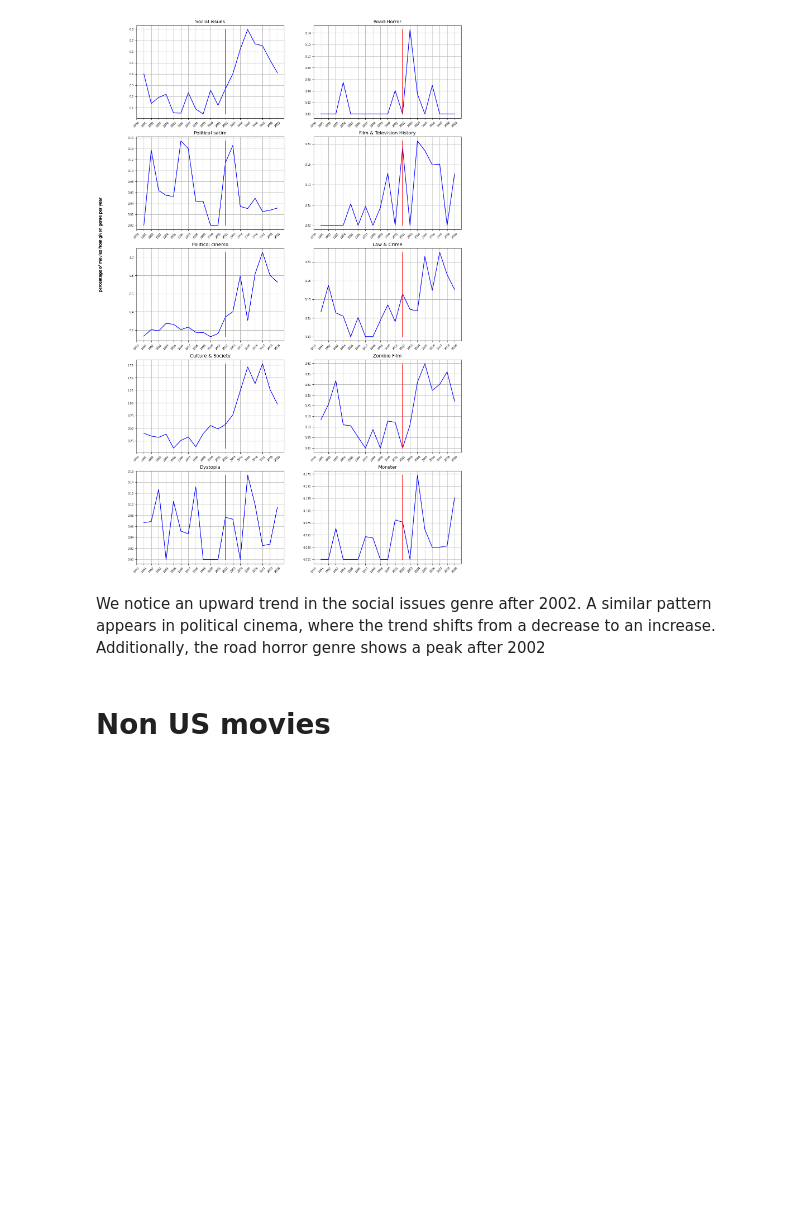
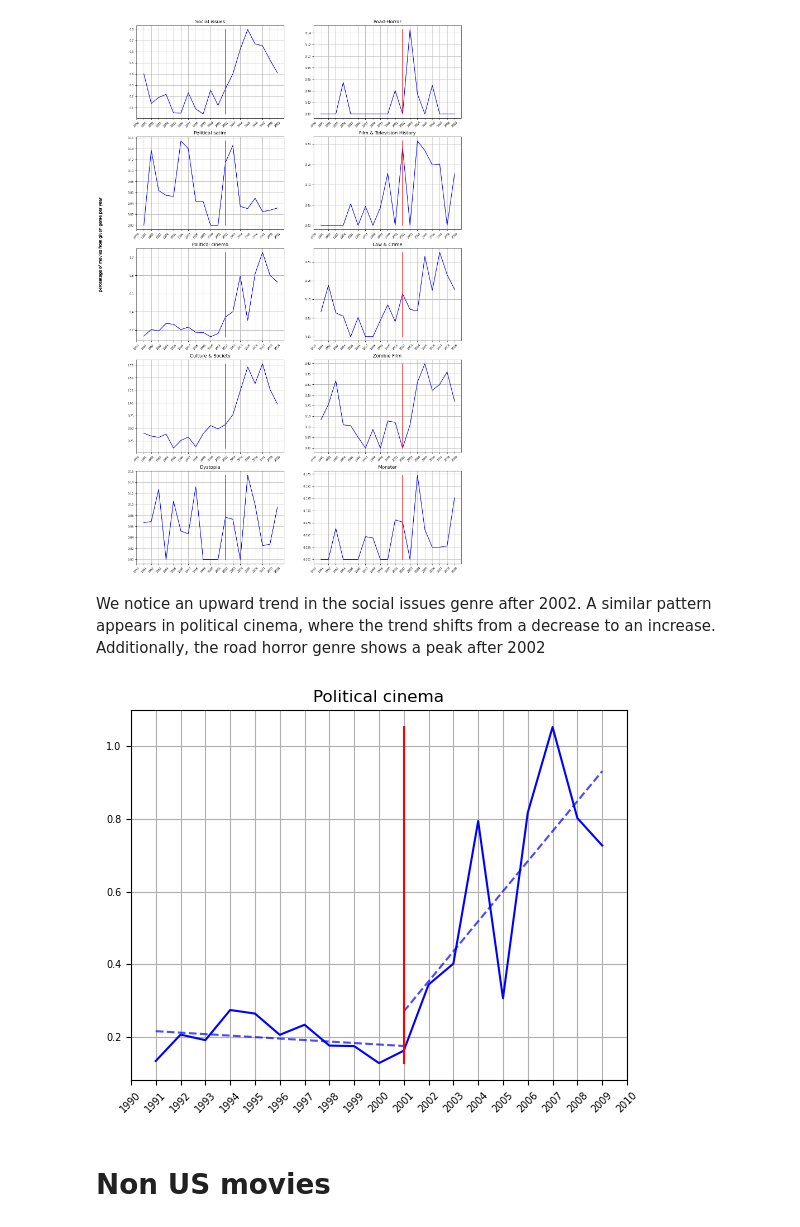
Before and after one commit to epfl-ada/ada-2024-project-adanonymous, a Jupyter notebook: src/utils/analysis_movies.ipynb, the cells around one changed output. Cells and saved outputs as stored; diff of their text form; code cells hidden in the pictures; blank space fills up the shorter version.

Commit message:
analysis movies

```diff
--- a/src/utils/analysis_movies.ipynb
+++ b/src/utils/analysis_movies.ipynb
@@ -268,6 +269,46 @@ plot_percentage_movies_genre_all(us_movies,genres,1990, 2010, 2002,5,2)
 We notice an upward trend in the social issues genre after 2002. A similar pattern appears in political cinema, where the trend shifts from a decrease to an increase. Additionally, the road horror genre shows a peak after 2002
 # %%
 # linear regression for political cinema
+year_initial = 1990
+year_end = 2010
+focus_year = 2001
+genre = "Political cinema"
+
+movies_year = us_movies.groupby(us_movies.Movie_release_date.dt.year).apply(lambda x: count_genre(x, genre)).reset_index()
+movies_year.columns = ["year", "count"]
+
+# get the total number of genre for a given year, a movies with 5 genres will add 5 to the total count
+#if we want to divise by the total number of movies, change by sum by count
+yearly_movies = us_movies.groupby(us_movies.Movie_release_date.dt.year)['nb_genre'].agg('sum')
+
+#percentage of a given genre
+percentage = movies_year.loc[(movies_year.year>year_initial) & (movies_year.year<year_end)]["count"]/yearly_movies[(yearly_movies.index >year_initial) & (yearly_movies.index < year_end)].values*100
+percentage_before = movies_year.loc[(movies_year.year>year_initial) & (movies_year.year<=focus_year)]["count"]/yearly_movies[(yearly_movies.index >year_initial) & (yearly_movies.index <= focus_year)].values*100
+percentage_after = movies_year.loc[(movies_year.year>=focus_year) & (movies_year.year<year_end)]["count"]/yearly_movies[(yearly_movies.index >=focus_year) & (yearly_movies.index < year_end)].values*100
+
+x_before = percentage_before.index.values.reshape(-1, 1)
+y_before = percentage_before.values
+reg = linear_model.LinearRegression()
+reg.fit(x_before,y_before)
+y_pred = reg.predict(x_before)
+
+x_after = percentage_after.index.values.reshape(-1, 1)
+y_after = percentage_after.values
+reg = linear_model.LinearRegression()
+reg.fit(x_after,y_after)
+y_pred_after = reg.predict(x_after)
+
+plt.plot(movies_year.loc[(movies_year.year > year_initial  )&( movies_year.year <= focus_year)]["year"], y_pred,linestyle='dashed',color = "blue", alpha = 0.7)
+plt.plot(movies_year.loc[(movies_year.year >= focus_year  )&( movies_year.year < year_end)]["year"], y_pred_after,linestyle='dashed',color = "blue", alpha = 0.7)
+
+plt.plot(movies_year.loc[(movies_year.year > year_initial  )&( movies_year.year < year_end)]["year"], percentage, color ='b')
+plt.plot([focus_year,focus_year],[percentage.min(), percentage.max()], color = 'r' )
+plt.title(genre)
+plt.tick_params(axis='both', which='major', labelsize=7)
+plt.xticks(np.arange(year_initial, year_end + 1, 1), rotation=45)
+plt.grid()
+# %% [output]
+[figure, added]
 # %% [markdown]
 # Non US movies
 # %%
```
Also changed, not shown: parts of 1 cell of this notebook.
